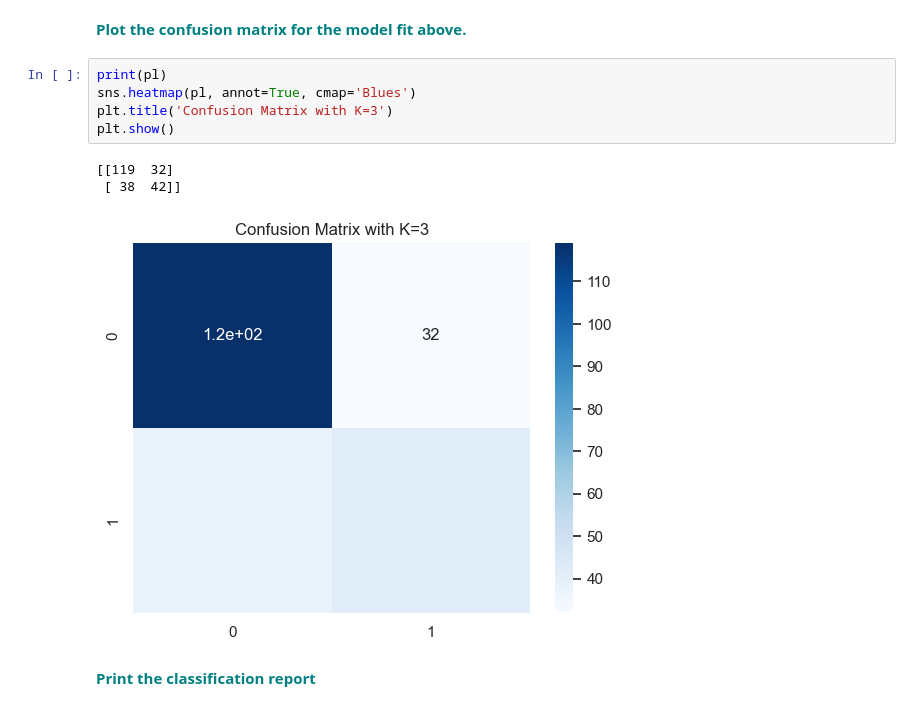
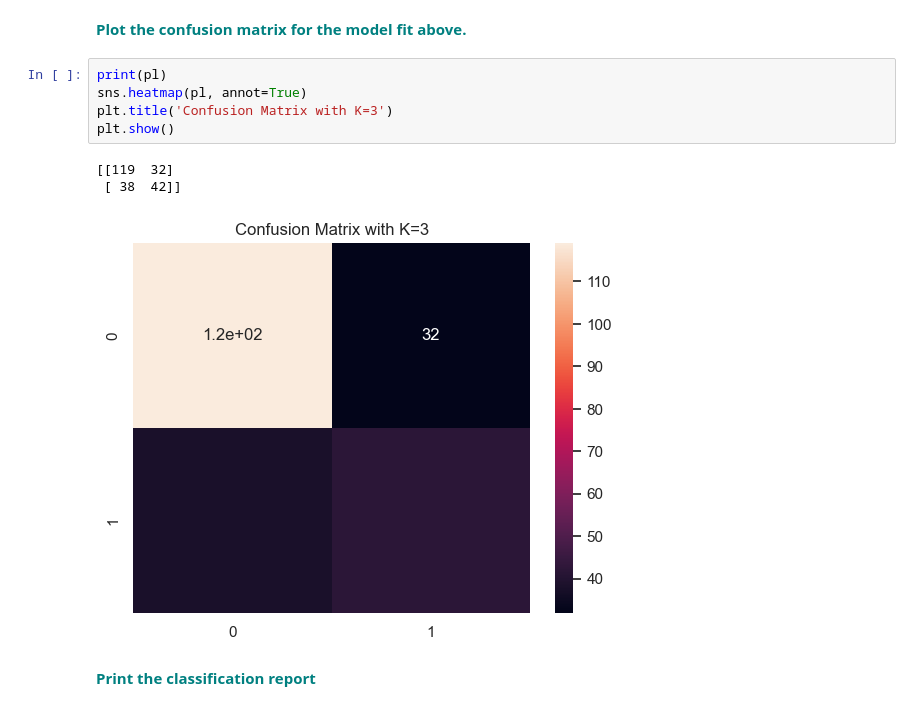
Before and after one commit to AngeliqueAlex/Grid_Search_KNN_Case_Study, a Jupyter notebook: GridSearchKNN_Case_Study.ipynb, the cells around one changed output. Cells and saved outputs as stored; diff of their text form.

```diff
--- a/GridSearchKNN_Case_Study.ipynb
+++ b/GridSearchKNN_Case_Study.ipynb
@@ -222,12 +222,12 @@ pl = confusion_matrix(y_test,y_pred)
 **<font color='teal'> Plot the confusion matrix for the model fit above. </font>**
 # %%
 print(pl)
-sns.heatmap(pl, annot=True, cmap='Blues')
+sns.heatmap(pl, annot=True)
 plt.title('Confusion Matrix with K=3')
 plt.show()
 # %% [output]
 [[119  32]
  [ 38  42]]
-[figure, old version]
+[figure, new version]
 # %% [markdown]
 **<font color='teal'> Print the classification report </font>**
```
Also changed, not shown: parts of 5 cells of this notebook.
